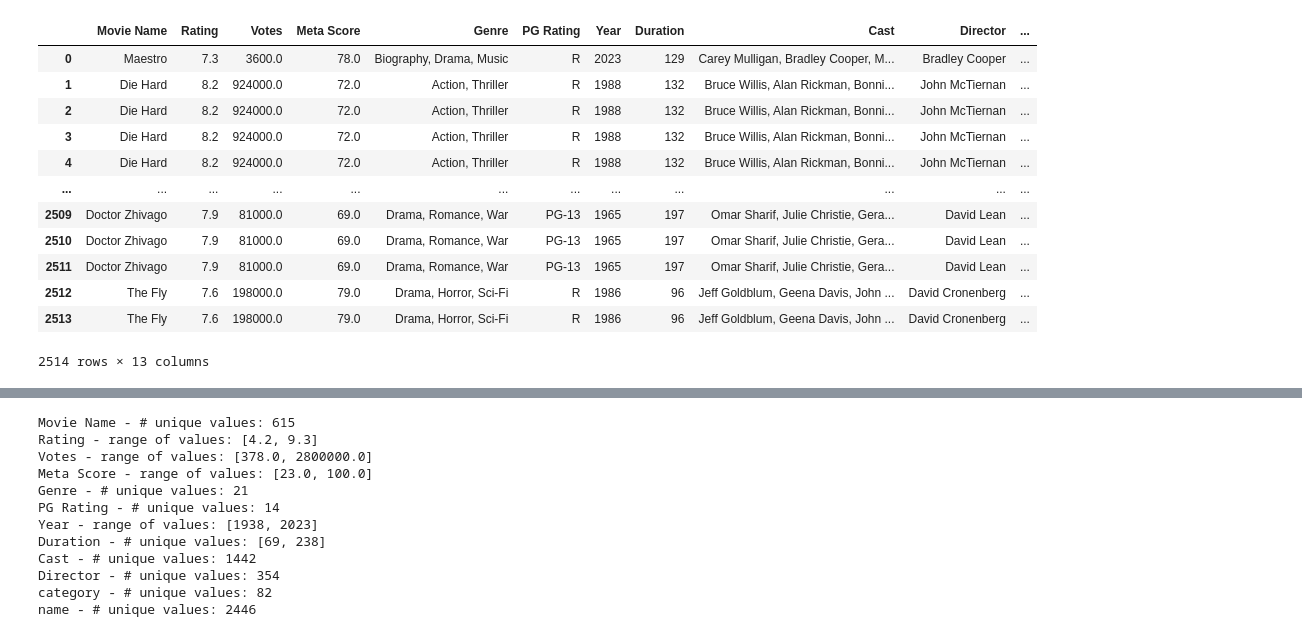
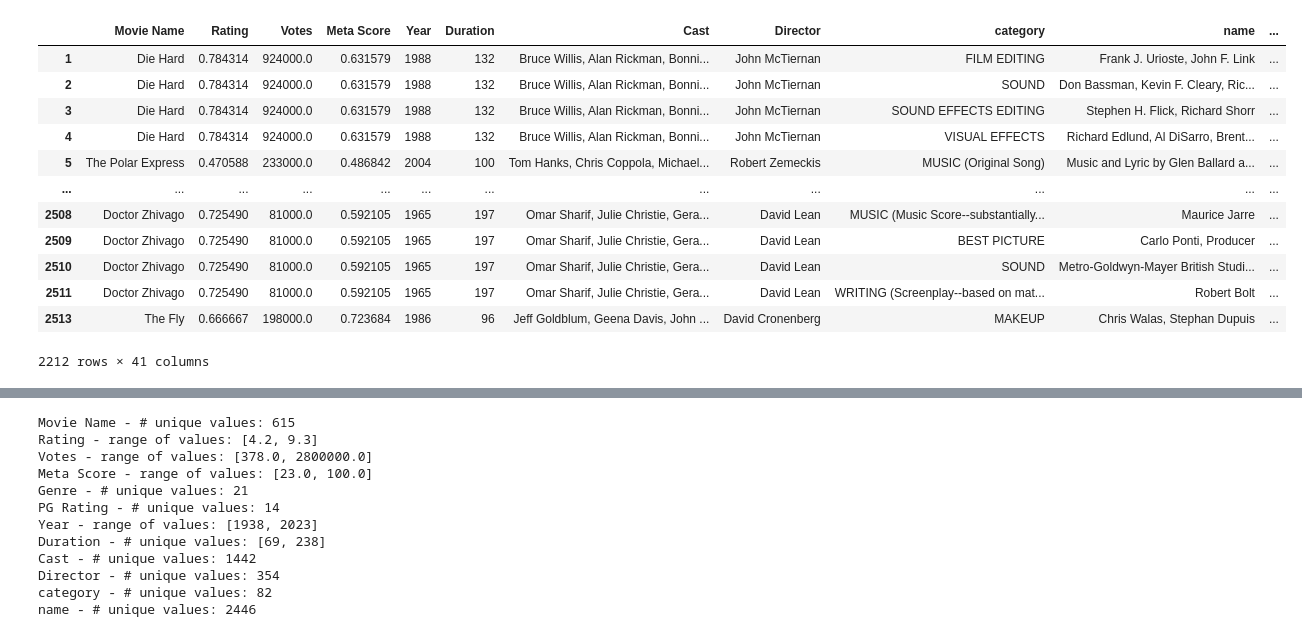
Before and after one commit to Ai-Albert/cse151a_project, a Jupyter notebook: cse151a_project.ipynb, the cells around one changed output, grey strips where cells are left out. Cells and saved outputs as stored; diff of their text form; code cells hidden in the pictures.

Commit message:
Did cleanup and preprocessing

```diff
--- a/cse151a_project.ipynb
+++ b/cse151a_project.ipynb
@@ -11,46 +18,80 @@ import seaborn as sns
 # %%
+from string import printable
+# Data preprocessing
+
 def durationToInt(s):
   h = s.find('h')
   m = s.find('m')
   if h == -1:
     mins = int(s[:m])
     return mins
   if m == -1:
     hours = int(s[:h])
     return 60 * hours
   hours = int(s[:h])
   mins = int(s[h+1:m])
   return 60 * hours + mins
 
 def boolToInt(b):
   if b:
     return 1
   return 0
 
+def dropUncommonYears(data):
+  rowsToDrop = []
+  for i in range(len(data)):
+    if data.loc[i, "Year"] != data.loc[i, "year_film"]:
+      rowsToDrop.append(i)
+
+  return data.drop(rowsToDrop)
+
+def minMaxScale(data, column):
+  mn = min(data[column])
+  mx = max(data[column])
+  return data[column].apply(lambda x: (x - mn) / (mx - mn))
+
 oscar_data = pd.read_csv('/content/cse151a_project/the_oscar_award.csv')
 imdb_data = pd.read_csv('/content/cse151a_project/imdb_movie_data_2023.csv')
 imdb_data = imdb_data.rename(columns={"Moive Name":"Movie Name"})
 imdb_data['Movie Name'] = imdb_data['Movie Name'].apply(lambda x: x.replace(' ', '', 1))
 
 agg_data = pd.merge(imdb_data, oscar_data, left_on='Movie Name', right_on='film')
+agg_data = dropUncommonYears(agg_data)
 agg_data = agg_data.drop(['Unnamed: 0', 'film', 'year_film', 'year_ceremony', 'ceremony'], axis=1)
 agg_data.Duration = agg_data.Duration.apply(durationToInt)
 agg_data.winner = agg_data.winner.apply(boolToInt)
+agg_data = agg_data.dropna()
+
+# Source: https://stackoverflow.com/questions/45758646/pandas-convert-string-into-list-of-strings
+agg_data['Genre'] = agg_data.Genre.apply(lambda x: x.split(", "))
+
+# Source: https://stackoverflow.com/questions/45312377/how-to-one-hot-encode-from-a-pandas-column-containing-a-list
+
+mlb = MultiLabelBinarizer()
+agg_data = agg_data.join(pd.DataFrame(mlb.fit_transform(agg_data.pop("Genre")), columns = mlb.classes_, index=agg_data.index))
+
+
+agg_data = pd.get_dummies(agg_data, columns=["PG Rating"])
+agg_data = agg_data.rename(columns={"PG Rating_Approved": "Approved", "PG Rating_G": "G", "PG Rating_GP": "GP", "PG Rating_NC-17":"NC-17", "PG Rating_PG": "PG",
+                                    "PG Rating_PG-13":"PG-13", "PG Rating_Passed":"Passed", "PG Rating_R":"R", "PG Rating_Unrated":"Unrated", "PG Rating_X":"X"})
+
+agg_data["Rating"] = minMaxScale(agg_data, "Rating")
+agg_data["Meta Score"] = minMaxScale(agg_data, "Meta Score")
 agg_data
 # %% [output]
-|  | Movie Name | Rating | Votes | Meta Score | Genre | PG Rating | Year | Duration | Cast | Director | ... |
-| 0 | Maestro | 7.3 | 3600.0 | 78.0 | Biography, Drama, Music | R | 2023 | 129 | Carey Mulligan, Bradley Cooper, M... | Bradley Cooper | ... |
-| 1 | Die Hard | 8.2 | 924000.0 | 72.0 | Action, Thriller | R | 1988 | 132 | Bruce Willis, Alan Rickman, Bonni... | John McTiernan | ... |
-| 2 | Die Hard | 8.2 | 924000.0 | 72.0 | Action, Thriller | R | 1988 | 132 | Bruce Willis, Alan Rickman, Bonni... | John McTiernan | ... |
-| 3 | Die Hard | 8.2 | 924000.0 | 72.0 | Action, Thriller | R | 1988 | 132 | Bruce Willis, Alan Rickman, Bonni... | John McTiernan | ... |
-| 4 | Die Hard | 8.2 | 924000.0 | 72.0 | Action, Thriller | R | 1988 | 132 | Bruce Willis, Alan Rickman, Bonni... | John McTiernan | ... |
+|  | Movie Name | Rating | Votes | Meta Score | Year | Duration | Cast | Director | category | name | ... |
+| 1 | Die Hard | 0.784314 | 924000.0 | 0.631579 | 1988 | 132 | Bruce Willis, Alan Rickman, Bonni... | John McTiernan | FILM EDITING | Frank J. Urioste, John F. Link | ... |
+| 2 | Die Hard | 0.784314 | 924000.0 | 0.631579 | 1988 | 132 | Bruce Willis, Alan Rickman, Bonni... | John McTiernan | SOUND | Don Bassman, Kevin F. Cleary, Ric... | ... |
+| 3 | Die Hard | 0.784314 | 924000.0 | 0.631579 | 1988 | 132 | Bruce Willis, Alan Rickman, Bonni... | John McTiernan | SOUND EFFECTS EDITING | Stephen H. Flick, Richard Shorr | ... |
+| 4 | Die Hard | 0.784314 | 924000.0 | 0.631579 | 1988 | 132 | Bruce Willis, Alan Rickman, Bonni... | John McTiernan | VISUAL EFFECTS | Richard Edlund, Al DiSarro, Brent... | ... |
+| 5 | The Polar Express | 0.470588 | 233000.0 | 0.486842 | 2004 | 100 | Tom Hanks, Chris Coppola, Michael... | Robert Zemeckis | MUSIC (Original Song) | Music and Lyric by Glen Ballard a... | ... |
 | ... | ... | ... | ... | ... | ... | ... | ... | ... | ... | ... | ... |
-| 2509 | Doctor Zhivago | 7.9 | 81000.0 | 69.0 | Drama, Romance, War | PG-13 | 1965 | 197 | Omar Sharif, Julie Christie, Gera... | David Lean | ... |
-| 2510 | Doctor Zhivago | 7.9 | 81000.0 | 69.0 | Drama, Romance, War | PG-13 | 1965 | 197 | Omar Sharif, Julie Christie, Gera... | David Lean | ... |
-| 2511 | Doctor Zhivago | 7.9 | 81000.0 | 69.0 | Drama, Romance, War | PG-13 | 1965 | 197 | Omar Sharif, Julie Christie, Gera... | David Lean | ... |
-| 2512 | The Fly | 7.6 | 198000.0 | 79.0 | Drama, Horror, Sci-Fi | R | 1986 | 96 | Jeff Goldblum, Geena Davis, John ... | David Cronenberg | ... |
-| 2513 | The Fly | 7.6 | 198000.0 | 79.0 | Drama, Horror, Sci-Fi | R | 1986 | 96 | Jeff Goldblum, Geena Davis, John ... | David Cronenberg | ... |
+| 2508 | Doctor Zhivago | 0.725490 | 81000.0 | 0.592105 | 1965 | 197 | Omar Sharif, Julie Christie, Gera... | David Lean | MUSIC (Music Score--substantially... | Maurice Jarre | ... |
+| 2509 | Doctor Zhivago | 0.725490 | 81000.0 | 0.592105 | 1965 | 197 | Omar Sharif, Julie Christie, Gera... | David Lean | BEST PICTURE | Carlo Ponti, Producer | ... |
+| 2510 | Doctor Zhivago | 0.725490 | 81000.0 | 0.592105 | 1965 | 197 | Omar Sharif, Julie Christie, Gera... | David Lean | SOUND | Metro-Goldwyn-Mayer British Studi... | ... |
+| 2511 | Doctor Zhivago | 0.725490 | 81000.0 | 0.592105 | 1965 | 197 | Omar Sharif, Julie Christie, Gera... | David Lean | WRITING (Screenplay--based on mat... | Robert Bolt | ... |
+| 2513 | The Fly | 0.666667 | 198000.0 | 0.723684 | 1986 | 96 | Jeff Goldblum, Geena Davis, John ... | David Cronenberg | MAKEUP | Chris Walas, Stephan Dupuis | ... |
-2514 rows × 13 columns
+2212 rows × 41 columns
 # %%
 agg_data.dtypes
 # %% [output]
```
Also changed, not shown: parts of 3 cells of this notebook.
